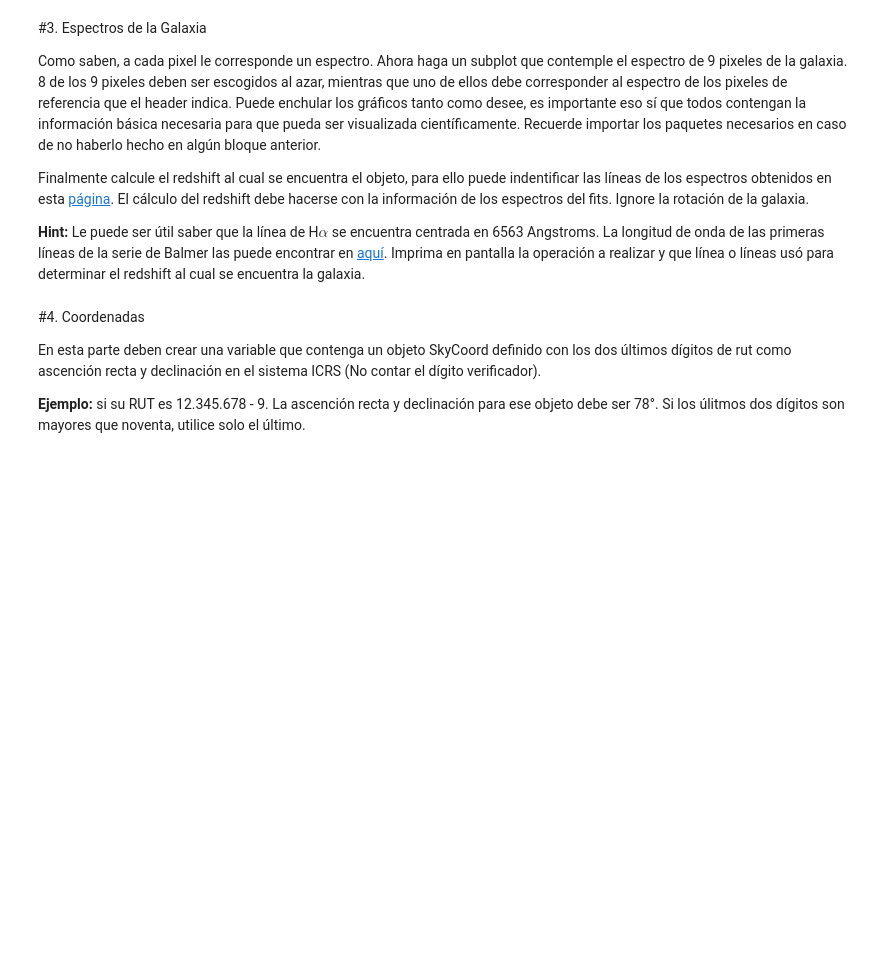
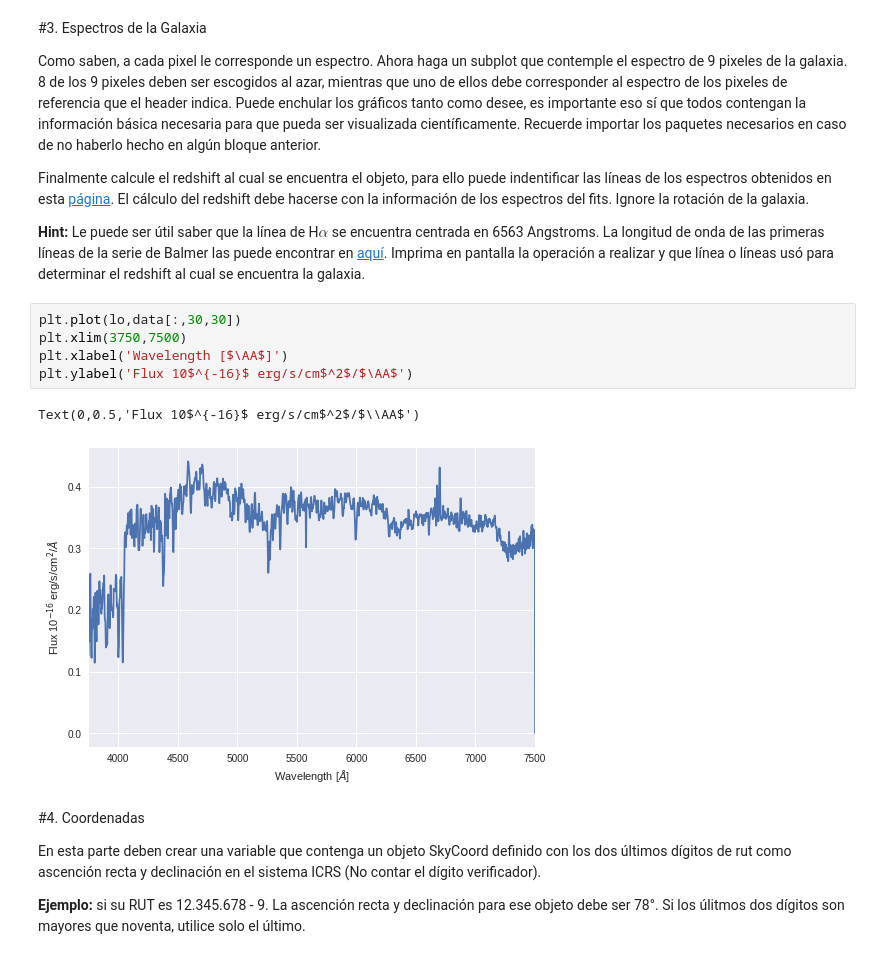
Before and after one commit to SimonSanfeliu/minitarea4, a Jupyter notebook: minitarea4.ipynb, the cells around one changed output. Saved outputs shown, nothing was run; the diff lists cells and outputs as text; blank space fills up the shorter version.

```diff
--- a/minitarea4.ipynb
+++ b/minitarea4.ipynb
@@ -141,6 +141,14 @@ Como saben, a cada pixel le corresponde un espectro. Ahora haga un subplot que c
 Finalmente calcule el redshift al cual se encuentra el objeto, para ello puede indentificar las líneas de los espectros obtenidos en esta [página](http://skyserver.sdss.org/dr15/en/tools/chart/navi.aspx). El cálculo del redshift debe hacerse con la información de los espectros del fits. Ignore la rotación de la galaxia.
 
 **Hint:** Le puede ser útil saber que la línea de H$\alpha$ se encuentra centrada en 6563 Angstroms. La longitud de onda de las primeras líneas de la serie de Balmer las puede encontrar en [aquí](https://es.wikipedia.org/wiki/L%C3%ADneas_de_Balmer). Imprima en pantalla la operación a realizar y que línea o líneas usó para determinar el redshift al cual se encuentra la galaxia.
+# %%
+plt.plot(lo,data[:,30,30])
+plt.xlim(3750,7500)
+plt.xlabel('Wavelength [$\AA$]')
+plt.ylabel('Flux 10$^{-16}$ erg/s/cm$^2$/$\AA$')
+# %% [output]
+Text(0,0.5,'Flux 10$^{-16}$ erg/s/cm$^2$/$\\AA$')
+[figure, added]
 # %% [markdown]
 #4. Coordenadas
 
```
Also changed, not shown: parts of 1 cell of this notebook.
